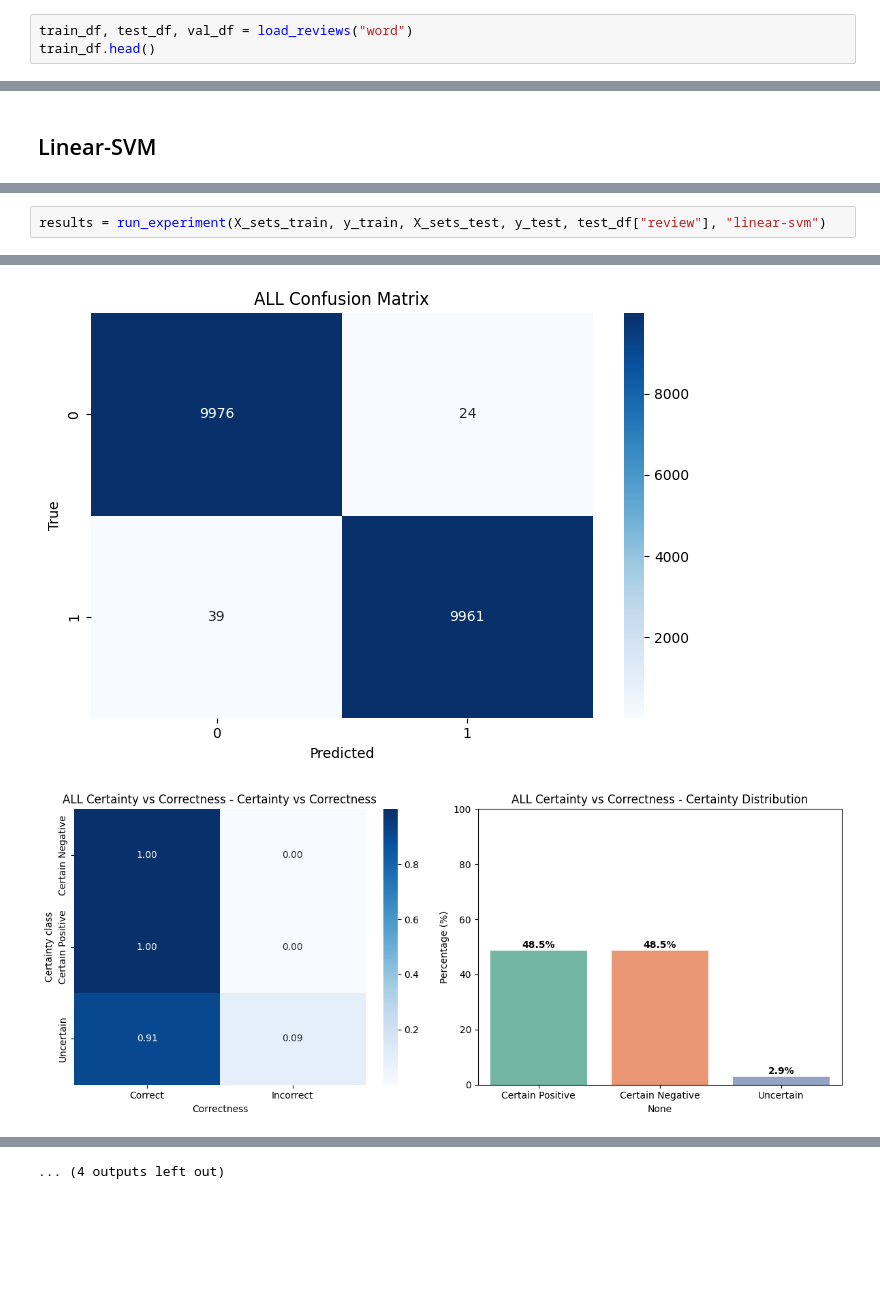
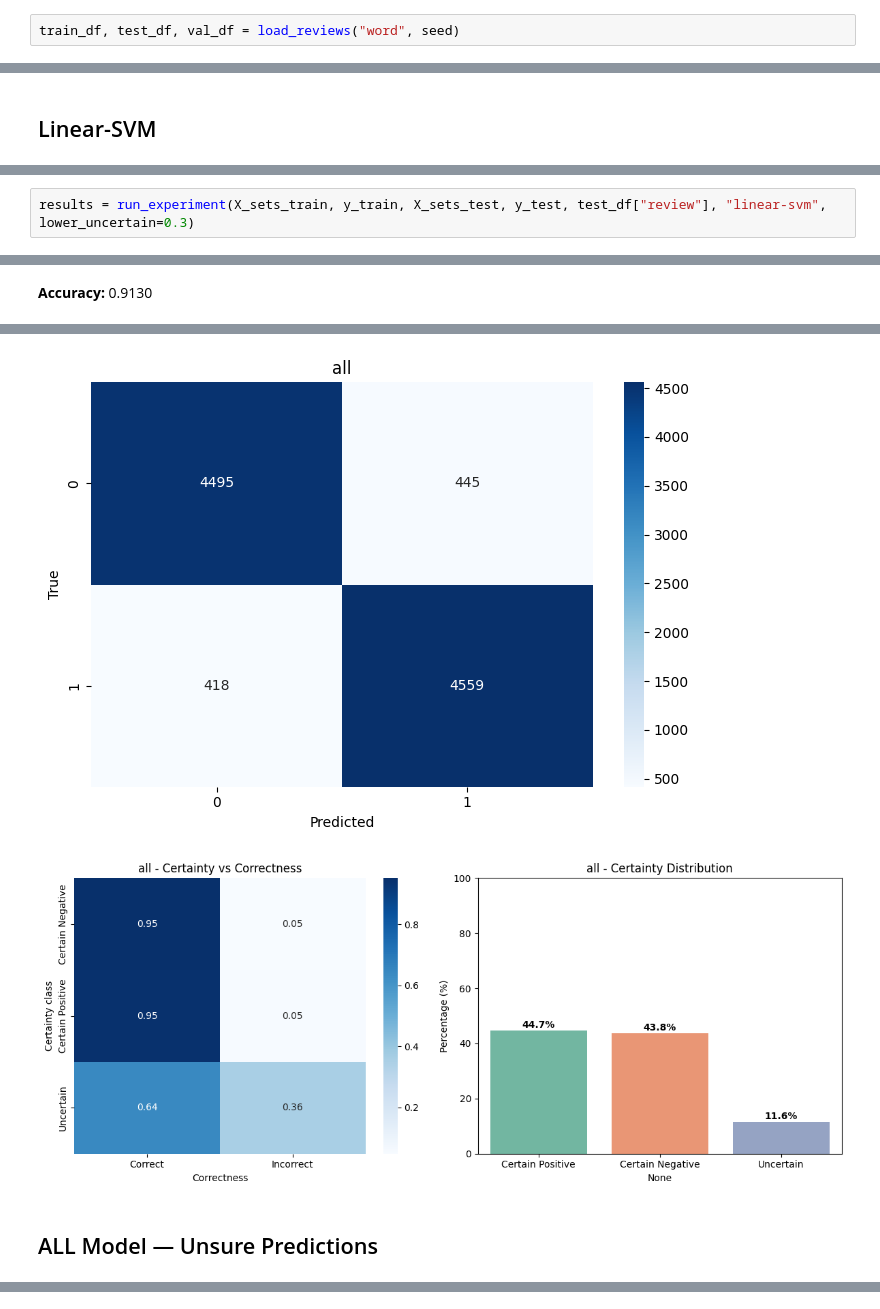
Before and after one commit to JanSupierz/Sentiment, a Jupyter notebook: Sentiment_TF-IDF.ipynb, the cells around one changed output, grey strips where cells are left out. Drawn from its saved outputs; the diff is of its cells as text; blank space fills up the shorter version.

Commit message:
found train/test leak, requirements, better visuals

```diff
--- a/Sentiment_TF-IDF.ipynb
+++ b/Sentiment_TF-IDF.ipynb
@@ -16,6 +21,5 @@ random.seed(seed)
 np.random.seed(seed)
 tf.random.set_seed(seed)
 # %%
-train_df, test_df, val_df = load_reviews("word")
-train_df.head()
+train_df, test_df, val_df = load_reviews("word", seed)
 # %% [output]
@@ -187,5 +252,5 @@ Label shapes: y_train (25000,), y_test (20000,)
 # %%
-results = run_experiment(X_sets_train, y_train, X_sets_test, y_test, test_df["review"], "linear-svm")
+results = run_experiment(X_sets_train, y_train, X_sets_test, y_test, test_df["review"], "linear-svm", lower_uncertain=0.3)
 # %% [output]
 LinearSVM 'all' initialized with C=1.0
 LinearSVM 'all' trained.
@@ -206,0 +258 @@ Accuracy: 0.9969
+**Accuracy:** 0.9130
@@ -207,2 +265,3 @@ Accuracy: 0.9969
-[figure, old version]
+[figure, new version]
-[figure, old version]
+[figure, new version]
+## ALL Model — Unsure Predictions
@@ -266 +284,0 @@ Accuracy: 0.9967
-... (4 outputs left out)
```
Also changed, not shown: parts of 9 cells of this notebook, 9 other files.
